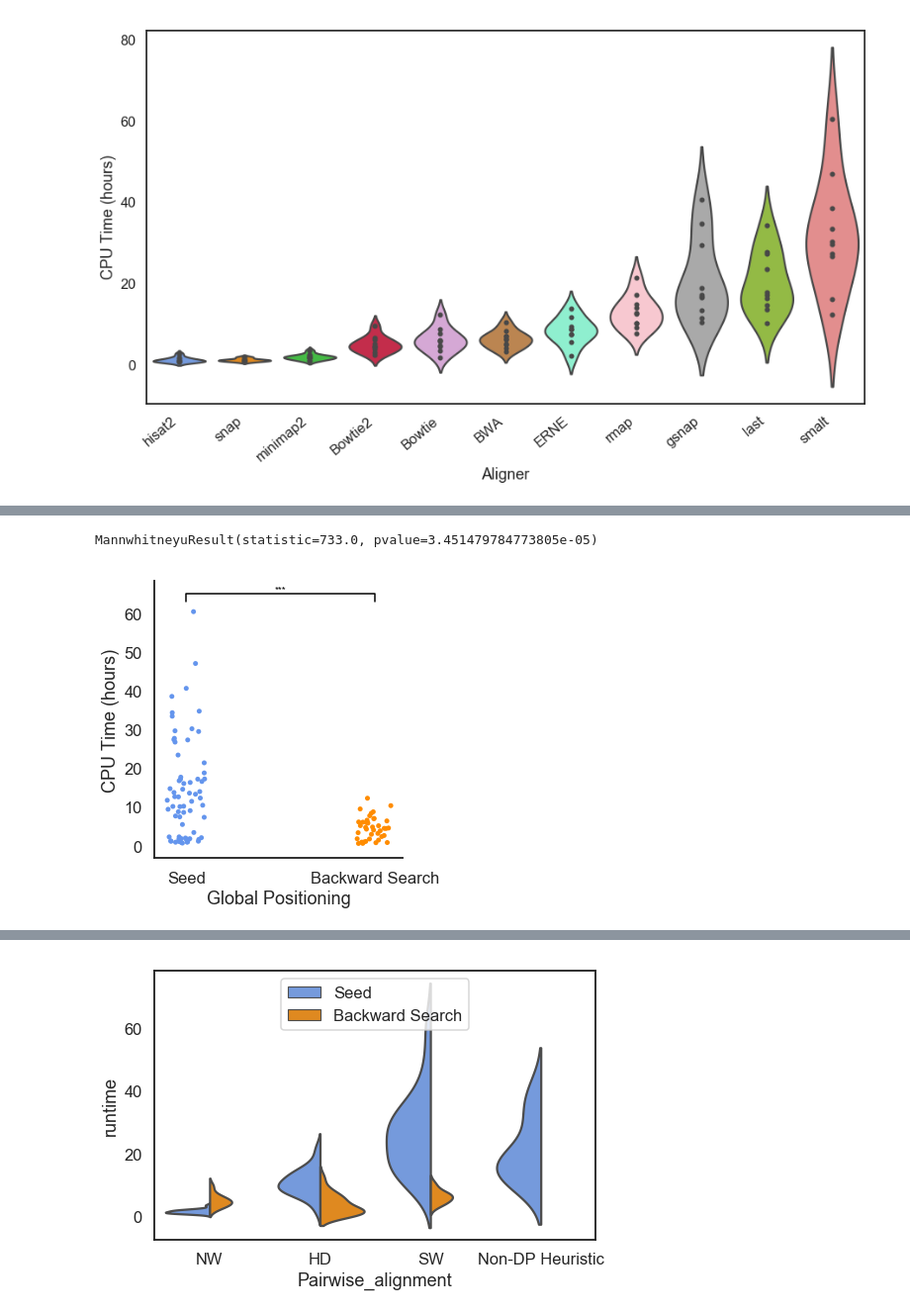
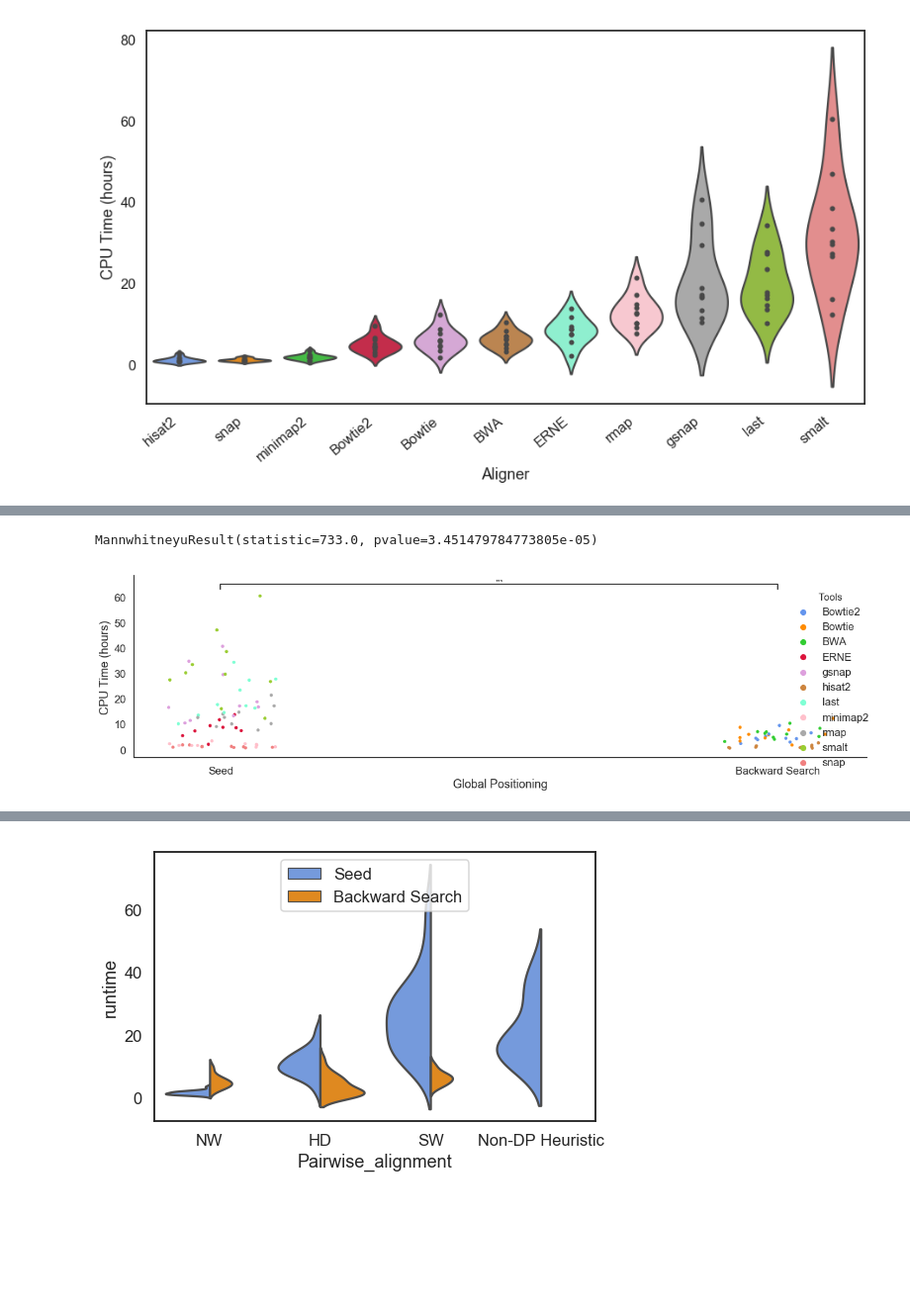
Before and after one commit to Mangul-Lab-USC/technology.dictates.algorithms, a Jupyter notebook: notebooks/runtime_figures.ipynb, the cells around one changed output, grey strips where cells are left out. Shown at 99% size. Saved outputs shown, nothing was run; the diff lists cells and outputs as text; code cells hidden in the pictures; blank space fills up the shorter version.

```diff
--- a/notebooks/runtime_figures.ipynb
+++ b/notebooks/runtime_figures.ipynb
@@ -142,20 +172,20 @@ plt.savefig('../figures/Runtime_by_Index_avg.pdf')
 # %%
 mwu = scp.stats.mannwhitneyu(rtyear_new.loc[rtyear_new['Global_Positioning'] == 'Backward Search'].loc[:,'runtime'],
                               rtyear_new.loc[rtyear_new['Global_Positioning'] == 'Seed'].loc[:,'runtime'],
                              alternative = 'two-sided')
 print (mwu)
 ax = sns.catplot(data = rtyear_new, x = 'Global_Positioning', y = 'runtime', order=['Seed','Backward Search'],
-                palette=clrs)
+                palette=clrs,hue='Tools',aspect=3)
 ax.set(xlabel = 'Global Positioning', ylabel = 'CPU Time (hours)')
 plt.plot([0,0,1,1], [63,65,65,63], lw = 1.5, c = 'k')
 plt.text(.5, 65, '***', ha = 'center', va = 'bottom', color = 'k')
 #plt.show()
 plt.tight_layout()
 plt.savefig('../figures/Runtime_by_Global.png')
 plt.savefig('../figures/Runtime_by_Global.pdf')
 # %% [output]
 MannwhitneyuResult(statistic=733.0, pvalue=3.451479784773805e-05)
-[figure, old version]
+[figure, new version]
 # %%
 ax = sns.catplot(data = rtyear_summ, x = 'Global_Positioning', y = 'average_runtime',
                  order=['Seed', 'Backward Search'], palette=clrs)
```
Also changed, not shown: parts of 34 cells of this notebook, 46 other files.
